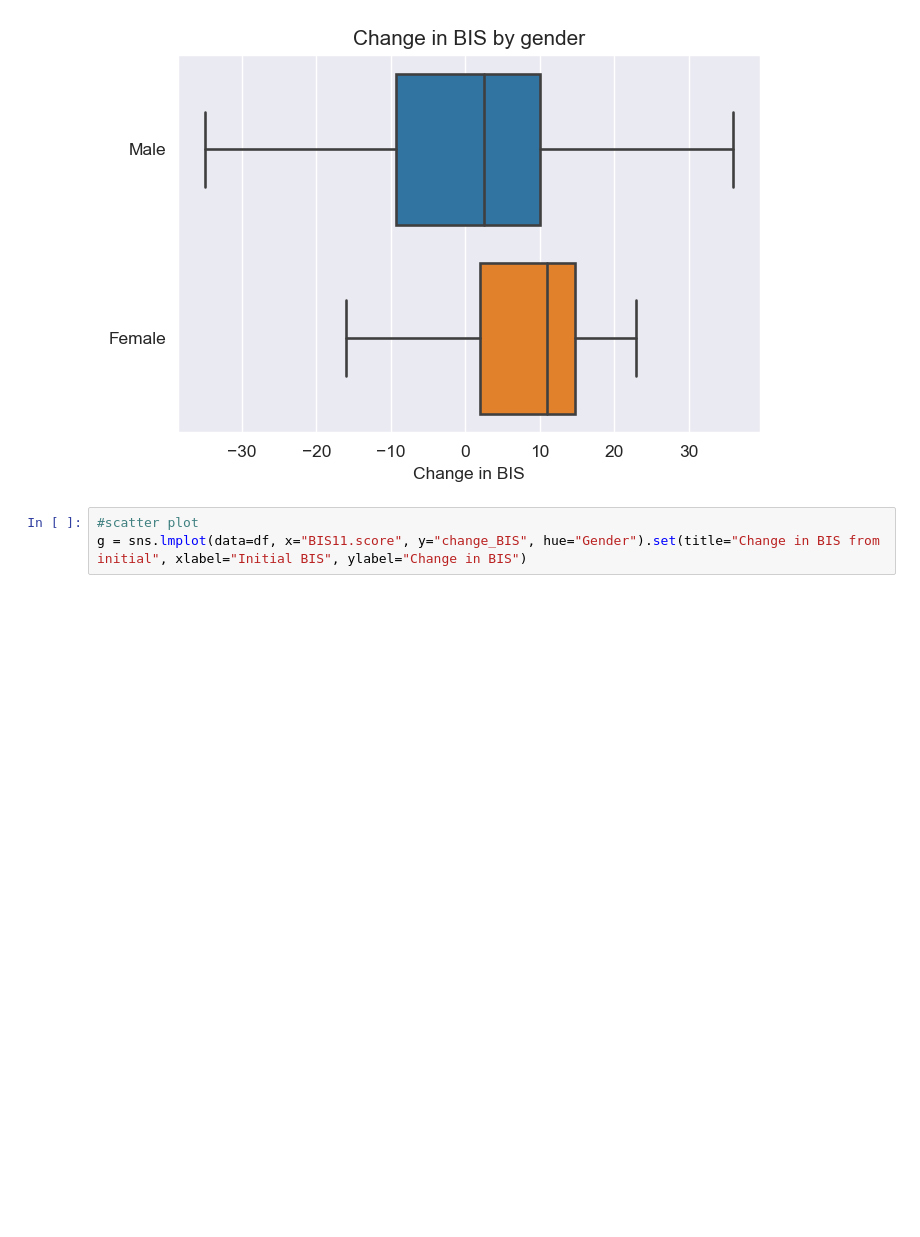
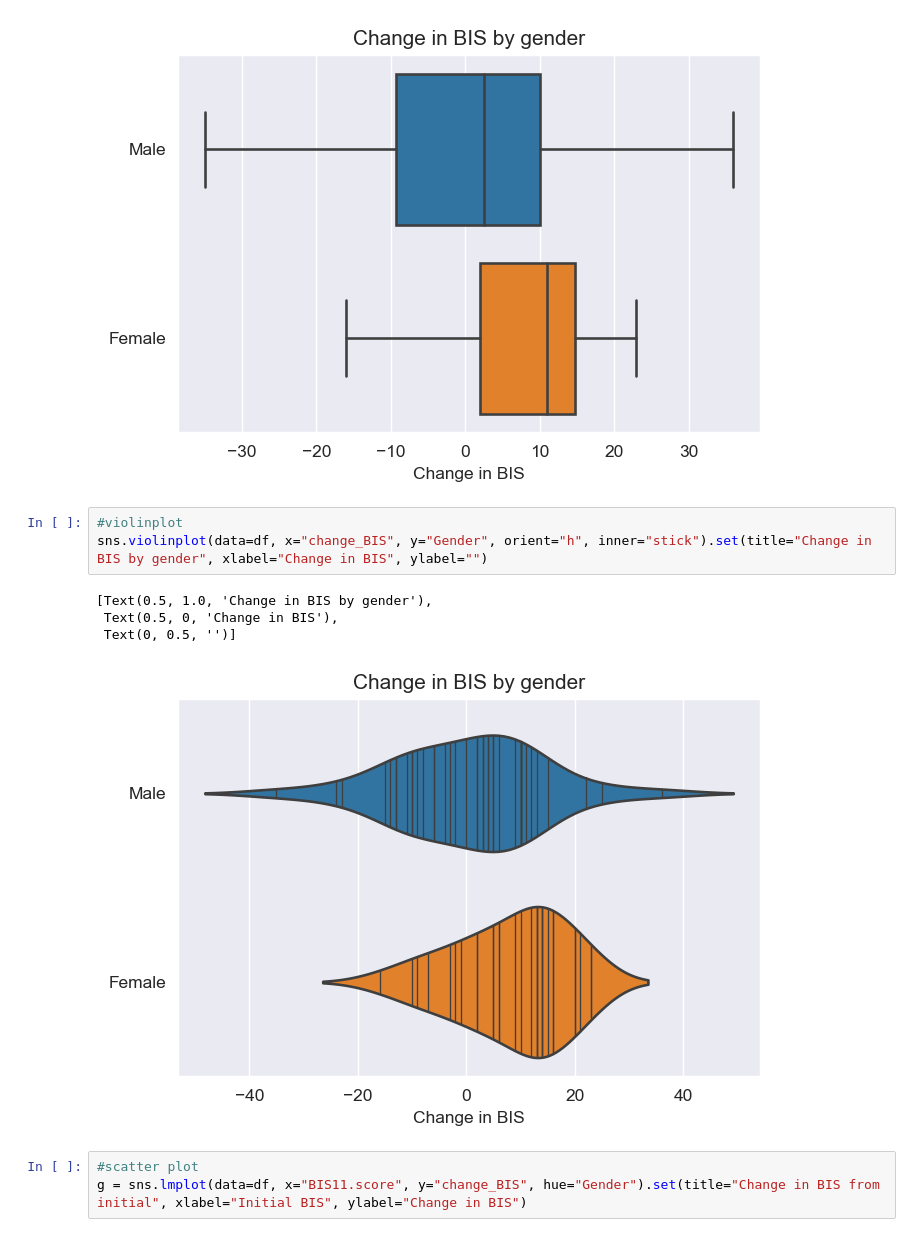
Before and after one commit to jjbbyw/MLZ, a Jupyter notebook: MLZ.ipynb, the cells around one changed output. Drawn from its saved outputs; the diff is of its cells as text; blank space fills up the shorter version.

```diff
--- a/MLZ.ipynb
+++ b/MLZ.ipynb
@@ -17,6 +17,14 @@ sns.boxplot(data=df, x="change_BIS", y="Gender", orient="h").set(title="Change i
  Text(0.5, 0, 'Change in BIS'),
  Text(0, 0.5, '')]
 [figure]
+# %%
+#violinplot
+sns.violinplot(data=df, x="change_BIS", y="Gender", orient="h", inner="stick").set(title="Change in BIS by gender", xlabel="Change in BIS", ylabel="")
+# %% [output]
+[Text(0.5, 1.0, 'Change in BIS by gender'),
+ Text(0.5, 0, 'Change in BIS'),
+ Text(0, 0.5, '')]
+[figure, added]
 # %%
 #scatter plot
 g = sns.lmplot(data=df, x="BIS11.score", y="change_BIS", hue="Gender").set(title="Change in BIS from initial", xlabel="Initial BIS", ylabel="Change in BIS")
```
Also changed, not shown: parts of 1 cell of this notebook.
